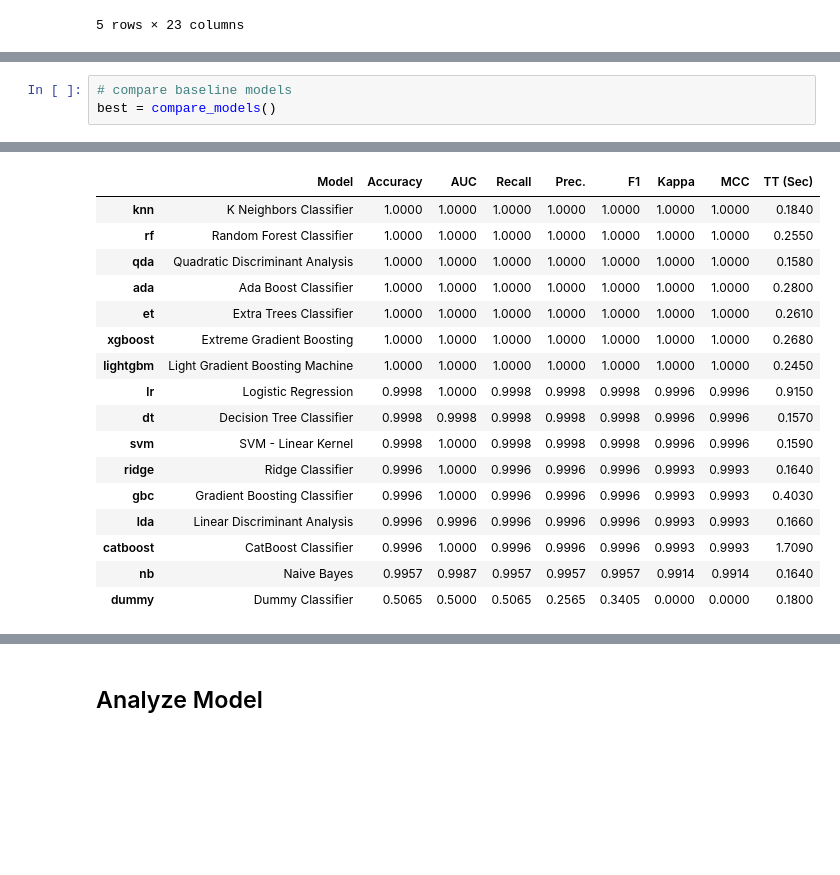
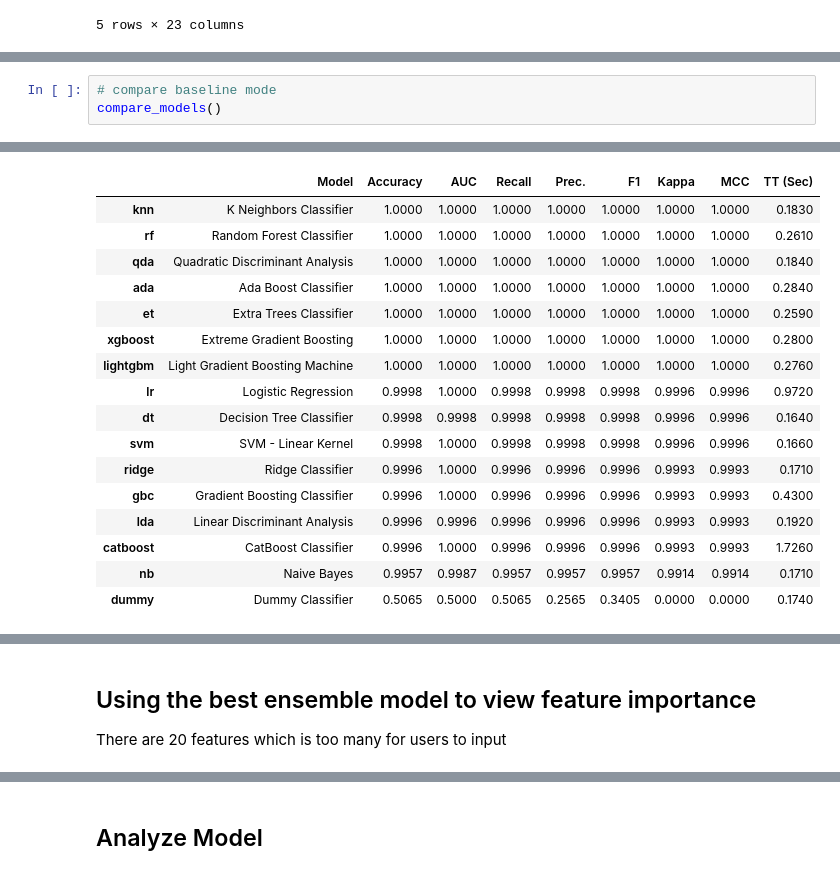
Before and after one commit to amberyeoe/mlops_assignment, a Jupyter notebook: notebooks/amber_mushroom.ipynb, the cells around one changed output, grey strips where cells are left out. Cells and saved outputs as stored; diff of their text form; blank space fills up the shorter version.

```diff
--- a/notebooks/amber_mushroom.ipynb
+++ b/notebooks/amber_mushroom.ipynb
@@ -90,23 +181,23 @@ get_config('X_train_transformed').head()
 # %%
-# compare baseline models
-best = compare_models()
+# compare baseline mode
+compare_models()
 # %% [output]
 [interactive output not drawn]
 |  | Model | Accuracy | AUC | Recall | Prec. | F1 | Kappa | MCC | TT (Sec) |
-| knn | K Neighbors Classifier | 1.0000 | 1.0000 | 1.0000 | 1.0000 | 1.0000 | 1.0000 | 1.0000 | 0.1840 |
-| rf | Random Forest Classifier | 1.0000 | 1.0000 | 1.0000 | 1.0000 | 1.0000 | 1.0000 | 1.0000 | 0.2550 |
-| qda | Quadratic Discriminant Analysis | 1.0000 | 1.0000 | 1.0000 | 1.0000 | 1.0000 | 1.0000 | 1.0000 | 0.1580 |
-| ada | Ada Boost Classifier | 1.0000 | 1.0000 | 1.0000 | 1.0000 | 1.0000 | 1.0000 | 1.0000 | 0.2800 |
-| et | Extra Trees Classifier | 1.0000 | 1.0000 | 1.0000 | 1.0000 | 1.0000 | 1.0000 | 1.0000 | 0.2610 |
-| xgboost | Extreme Gradient Boosting | 1.0000 | 1.0000 | 1.0000 | 1.0000 | 1.0000 | 1.0000 | 1.0000 | 0.2680 |
-| lightgbm | Light Gradient Boosting Machine | 1.0000 | 1.0000 | 1.0000 | 1.0000 | 1.0000 | 1.0000 | 1.0000 | 0.2450 |
-| lr | Logistic Regression | 0.9998 | 1.0000 | 0.9998 | 0.9998 | 0.9998 | 0.9996 | 0.9996 | 0.9150 |
-| dt | Decision Tree Classifier | 0.9998 | 0.9998 | 0.9998 | 0.9998 | 0.9998 | 0.9996 | 0.9996 | 0.1570 |
-| svm | SVM - Linear Kernel | 0.9998 | 1.0000 | 0.9998 | 0.9998 | 0.9998 | 0.9996 | 0.9996 | 0.1590 |
-| ridge | Ridge Classifier | 0.9996 | 1.0000 | 0.9996 | 0.9996 | 0.9996 | 0.9993 | 0.9993 | 0.1640 |
-| gbc | Gradient Boosting Classifier | 0.9996 | 1.0000 | 0.9996 | 0.9996 | 0.9996 | 0.9993 | 0.9993 | 0.4030 |
-| lda | Linear Discriminant Analysis | 0.9996 | 0.9996 | 0.9996 | 0.9996 | 0.9996 | 0.9993 | 0.9993 | 0.1660 |
-| catboost | CatBoost Classifier | 0.9996 | 1.0000 | 0.9996 | 0.9996 | 0.9996 | 0.9993 | 0.9993 | 1.7090 |
-| nb | Naive Bayes | 0.9957 | 0.9987 | 0.9957 | 0.9957 | 0.9957 | 0.9914 | 0.9914 | 0.1640 |
-| dummy | Dummy Classifier | 0.5065 | 0.5000 | 0.5065 | 0.2565 | 0.3405 | 0.0000 | 0.0000 | 0.1800 |
+| knn | K Neighbors Classifier | 1.0000 | 1.0000 | 1.0000 | 1.0000 | 1.0000 | 1.0000 | 1.0000 | 0.1830 |
+| rf | Random Forest Classifier | 1.0000 | 1.0000 | 1.0000 | 1.0000 | 1.0000 | 1.0000 | 1.0000 | 0.2610 |
+| qda | Quadratic Discriminant Analysis | 1.0000 | 1.0000 | 1.0000 | 1.0000 | 1.0000 | 1.0000 | 1.0000 | 0.1840 |
+| ada | Ada Boost Classifier | 1.0000 | 1.0000 | 1.0000 | 1.0000 | 1.0000 | 1.0000 | 1.0000 | 0.2840 |
+| et | Extra Trees Classifier | 1.0000 | 1.0000 | 1.0000 | 1.0000 | 1.0000 | 1.0000 | 1.0000 | 0.2590 |
+| xgboost | Extreme Gradient Boosting | 1.0000 | 1.0000 | 1.0000 | 1.0000 | 1.0000 | 1.0000 | 1.0000 | 0.2800 |
+| lightgbm | Light Gradient Boosting Machine | 1.0000 | 1.0000 | 1.0000 | 1.0000 | 1.0000 | 1.0000 | 1.0000 | 0.2760 |
+| lr | Logistic Regression | 0.9998 | 1.0000 | 0.9998 | 0.9998 | 0.9998 | 0.9996 | 0.9996 | 0.9720 |
+| dt | Decision Tree Classifier | 0.9998 | 0.9998 | 0.9998 | 0.9998 | 0.9998 | 0.9996 | 0.9996 | 0.1640 |
+| svm | SVM - Linear Kernel | 0.9998 | 1.0000 | 0.9998 | 0.9998 | 0.9998 | 0.9996 | 0.9996 | 0.1660 |
+| ridge | Ridge Classifier | 0.9996 | 1.0000 | 0.9996 | 0.9996 | 0.9996 | 0.9993 | 0.9993 | 0.1710 |
+| gbc | Gradient Boosting Classifier | 0.9996 | 1.0000 | 0.9996 | 0.9996 | 0.9996 | 0.9993 | 0.9993 | 0.4300 |
+| lda | Linear Discriminant Analysis | 0.9996 | 0.9996 | 0.9996 | 0.9996 | 0.9996 | 0.9993 | 0.9993 | 0.1920 |
+| catboost | CatBoost Classifier | 0.9996 | 1.0000 | 0.9996 | 0.9996 | 0.9996 | 0.9993 | 0.9993 | 1.7260 |
+| nb | Naive Bayes | 0.9957 | 0.9987 | 0.9957 | 0.9957 | 0.9957 | 0.9914 | 0.9914 | 0.1710 |
+| dummy | Dummy Classifier | 0.5065 | 0.5000 | 0.5065 | 0.2565 | 0.3405 | 0.0000 | 0.0000 | 0.1740 |
 [interactive output not drawn]
@@ -129,0 +207,3 @@ best = compare_models()
+# %% [markdown]
+## Using the best ensemble model to view feature importance
+There are 20 features which is too many for users to input
```
Also changed, not shown: parts of 55 cells of this notebook.
